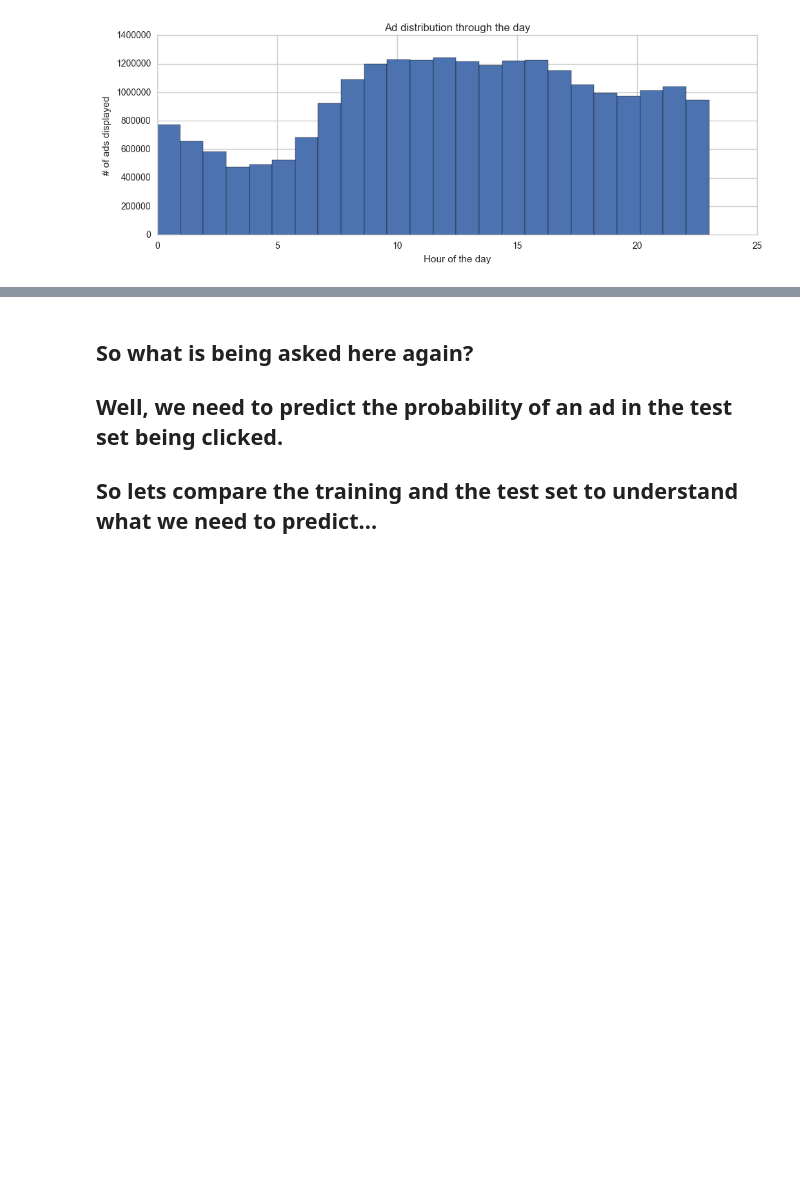
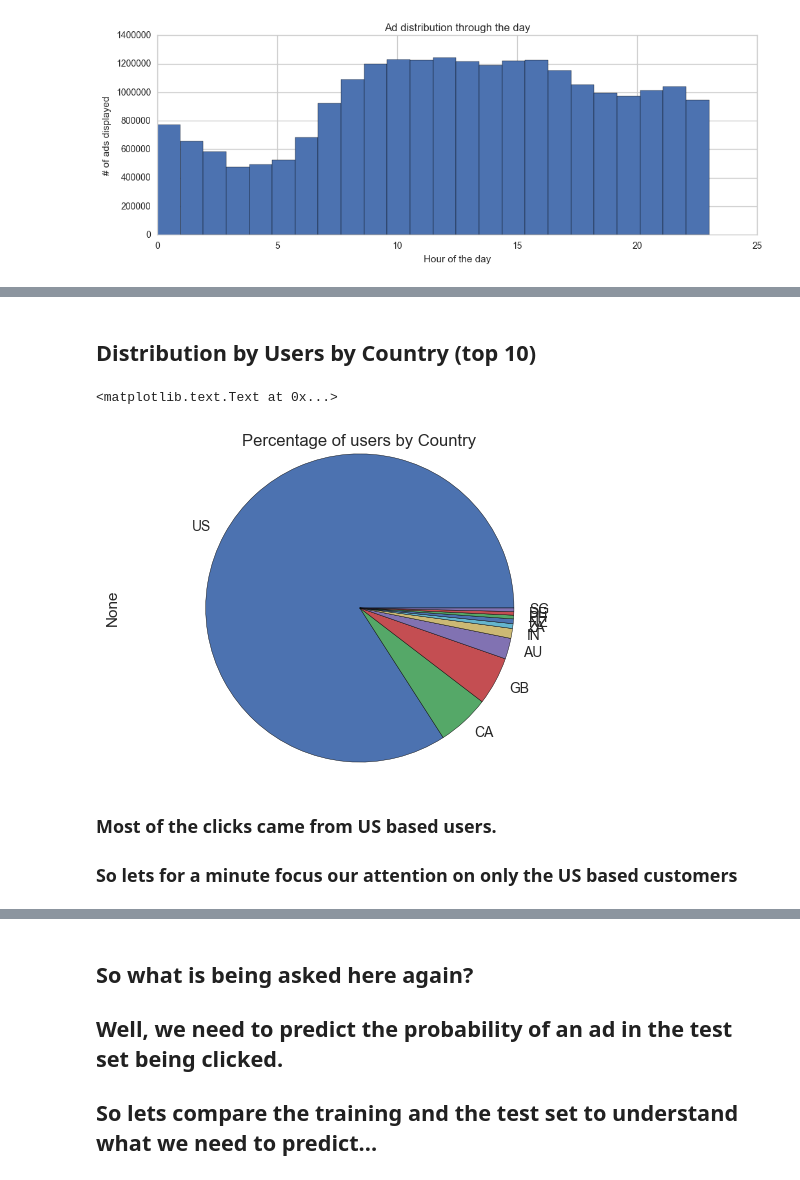
Before and after one commit to vishalchangrani/outbrain, a Jupyter notebook: Outbrain.ipynb, the cells around one changed output, grey strips where cells are left out. Drawn from its saved outputs; the diff is of its cells as text; code cells hidden in the pictures; blank space fills up the shorter version.

```diff
--- a/Outbrain.ipynb
+++ b/Outbrain.ipynb
@@ -90,0 +162,21 @@ plt.title("Ad distribution through the day")
+# %%
+geogrp = a.groupby(['Country'])  #, 'State', 'DMA'])
+# %%
+x = geogrp.size().sort_values(ascending=False)
+# %%
+x = x * 100/x.sum()
+# %%
+y = x.sort_values(ascending=False).head(10)
+# %% [markdown]
+## Distribution by Users by Country (top 10)
+# %%
+y.plot(kind='pie')
+plt.axis('equal')
+plt.title('Percentage of users by Country')
+# %% [output]
+<matplotlib.text.Text at 0x...>
+[figure, added]
+# %% [markdown]
+### Most of the clicks came from US based users.
+
+### So lets for a minute focus our attention on only the US based customers
```
Also changed, not shown: parts of 51 cells of this notebook.
